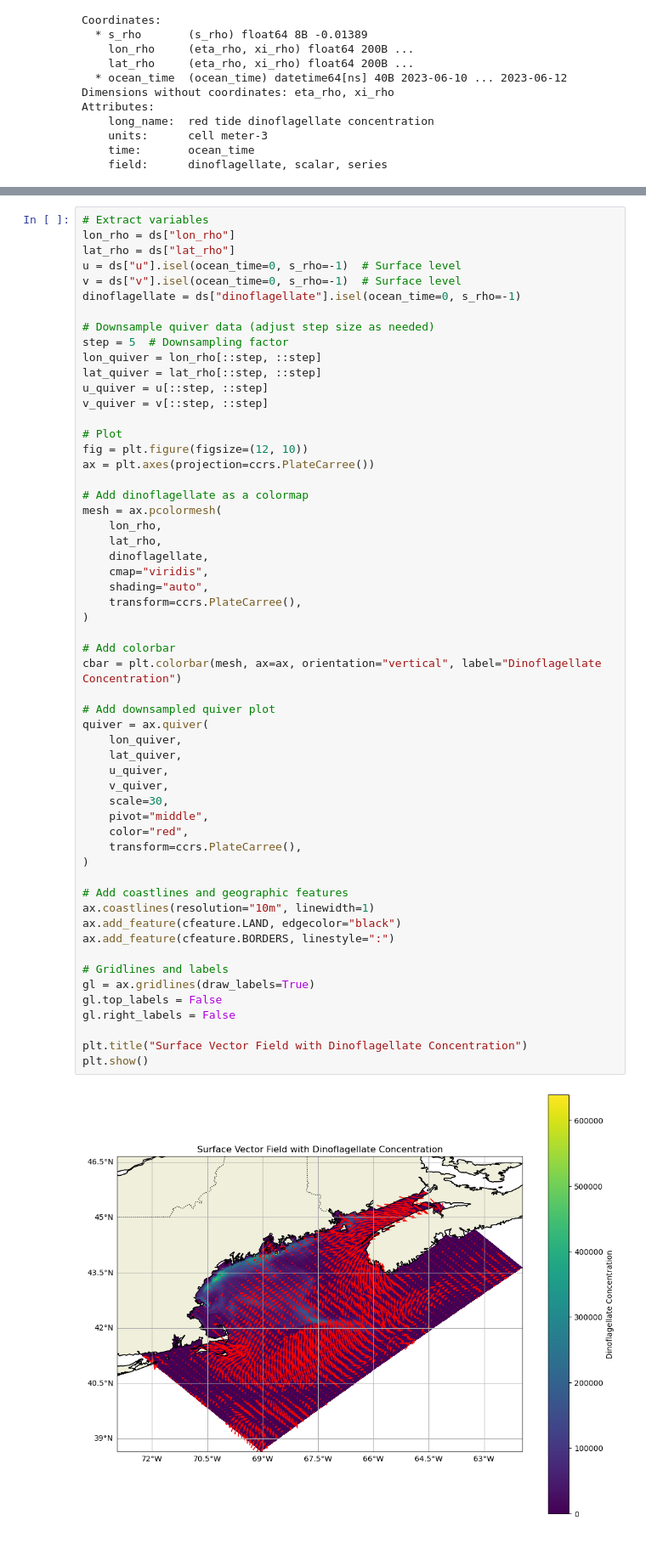
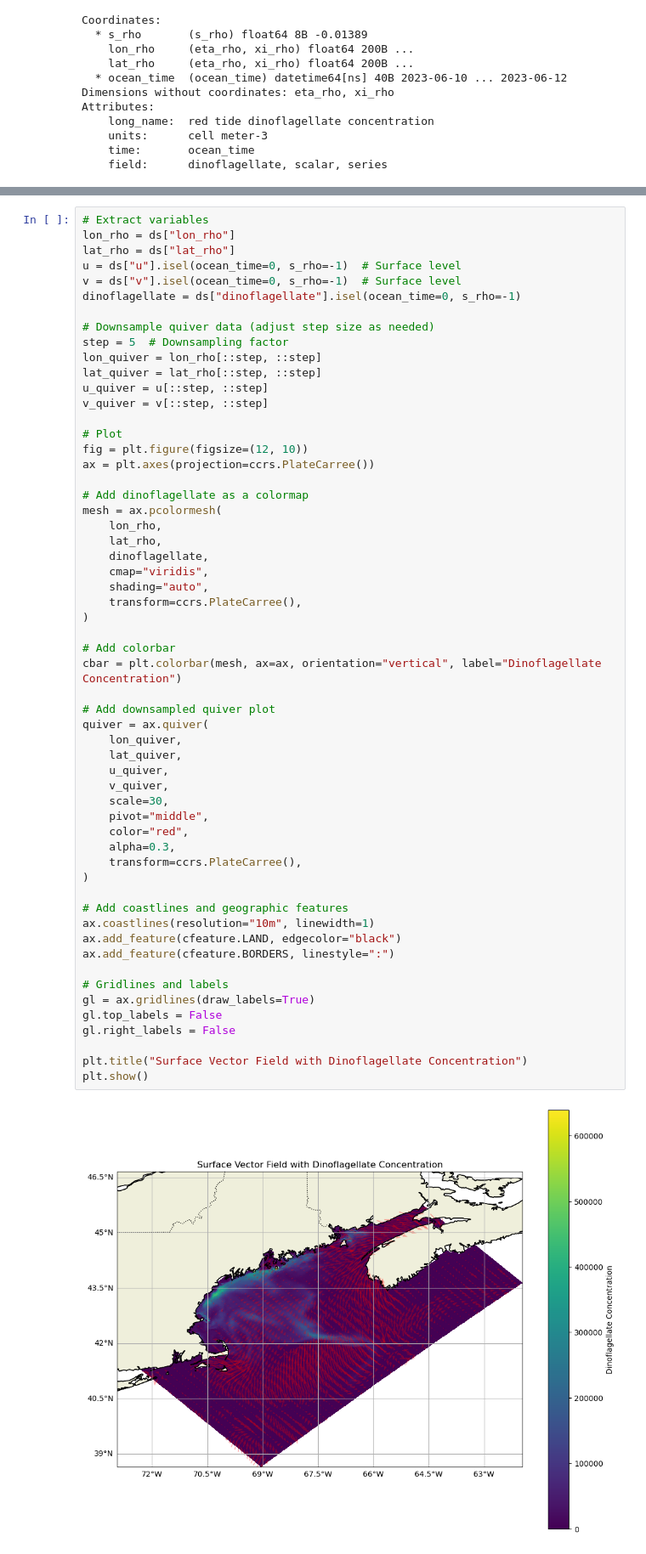
Before and after one commit to NCEI-NOAAGov/HAB_Dinoflagellate_Test, a Jupyter notebook: dev.ipynb, the cells around one changed output, grey strips where cells are left out. Shown: that part at 85% size. Saved outputs shown, nothing was run; the diff lists cells and outputs as text.

Commit message:
added alpha to arrows

```diff
--- a/dev.ipynb
+++ b/dev.ipynb
@@ -79,31 +79,32 @@ mesh = ax.pcolormesh(
 )
 
 # Add colorbar
 cbar = plt.colorbar(mesh, ax=ax, orientation="vertical", label="Dinoflagellate Concentration")
 
 # Add downsampled quiver plot
 quiver = ax.quiver(
     lon_quiver,
     lat_quiver,
     u_quiver,
     v_quiver,
     scale=30,
     pivot="middle",
     color="red",
+    alpha=0.3,
     transform=ccrs.PlateCarree(),
 )
 
 # Add coastlines and geographic features
 ax.coastlines(resolution="10m", linewidth=1)
 ax.add_feature(cfeature.LAND, edgecolor="black")
 ax.add_feature(cfeature.BORDERS, linestyle=":")
 
 # Gridlines and labels
 gl = ax.gridlines(draw_labels=True)
 gl.top_labels = False
 gl.right_labels = False
 
 plt.title("Surface Vector Field with Dinoflagellate Concentration")
 plt.show()
 # %% [output]
-[figure, old version]
+[figure, new version]
```
